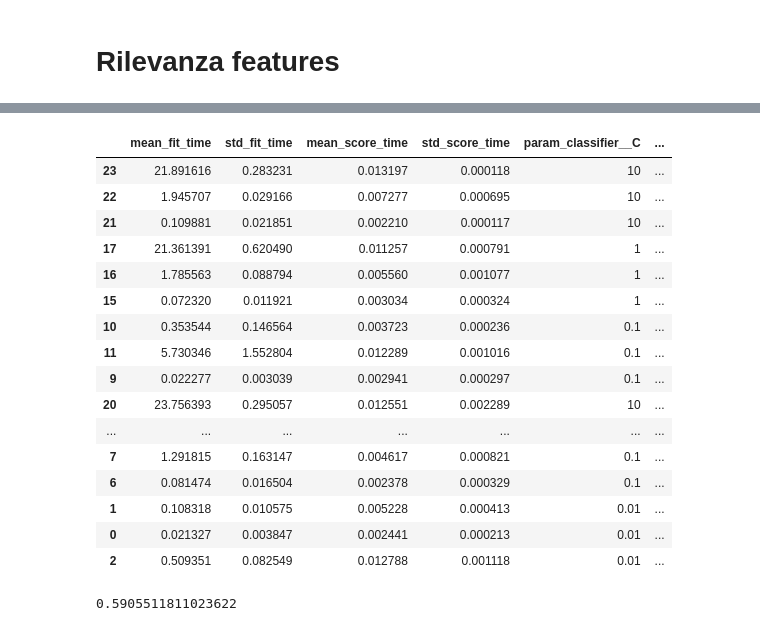
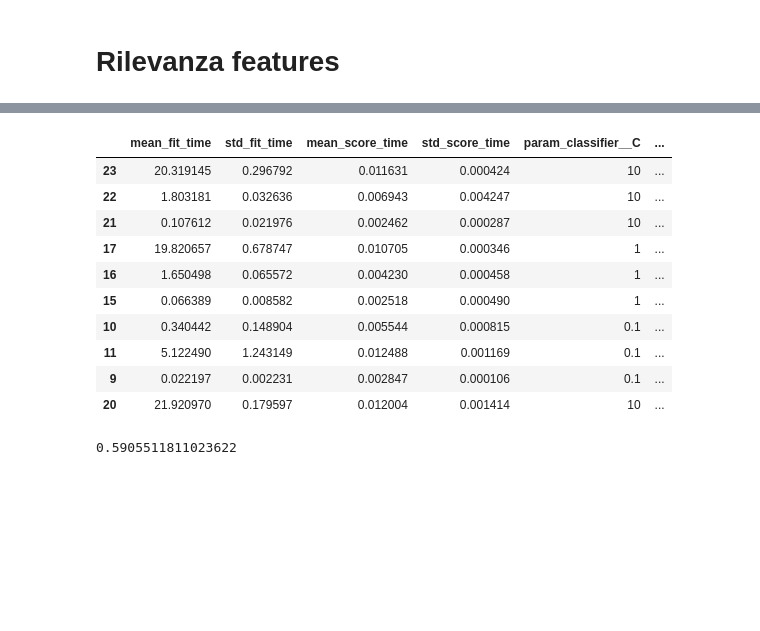
Before and after one commit to RyanPerrina/wine_classification, a Jupyter notebook: wine_classification.ipynb, the cells around one changed output, grey strips where cells are left out. Drawn from its saved outputs; the diff is of its cells as text; code cells hidden in the pictures; blank space fills up the shorter version.

```diff
--- a/wine_classification.ipynb
+++ b/wine_classification.ipynb
@@ -282,5 +282,5 @@ grid = {
     "classifier__C": [0.01,0.1,1,10],
     "classifier__class_weight" : ["balanced",None]
 }
-gs = GridSearchCV(model,cv=StratifiedKFold(3,shuffle=True, random_state=42),param_grid=grid,return_train_score=True)
-gs.fit(X_train,y_train)
+skf = StratifiedKFold(3,shuffle=True, random_state=42)
+gs = GridSearchCV(model,cv=skf,param_grid=grid,return_train_score=True)
@@ -306,23 +289,17 @@ TypeError: ignored
 # %%
-DataFrame(gs.cv_results_).sort_values("rank_test_score")
+DataFrame(gs.cv_results_).sort_values("rank_test_score").head(10)
 # %% [output]
 |  | mean_fit_time | std_fit_time | mean_score_time | std_score_time | param_classifier__C | ... |
-| 23 | 21.891616 | 0.283231 | 0.013197 | 0.000118 | 10 | ... |
-| 22 | 1.945707 | 0.029166 | 0.007277 | 0.000695 | 10 | ... |
-| 21 | 0.109881 | 0.021851 | 0.002210 | 0.000117 | 10 | ... |
-| 17 | 21.361391 | 0.620490 | 0.011257 | 0.000791 | 1 | ... |
-| 16 | 1.785563 | 0.088794 | 0.005560 | 0.001077 | 1 | ... |
-| 15 | 0.072320 | 0.011921 | 0.003034 | 0.000324 | 1 | ... |
-| 10 | 0.353544 | 0.146564 | 0.003723 | 0.000236 | 0.1 | ... |
-| 11 | 5.730346 | 1.552804 | 0.012289 | 0.001016 | 0.1 | ... |
-| 9 | 0.022277 | 0.003039 | 0.002941 | 0.000297 | 0.1 | ... |
-| 20 | 23.756393 | 0.295057 | 0.012551 | 0.002289 | 10 | ... |
-| ... | ... | ... | ... | ... | ... | ... |
-| 7 | 1.291815 | 0.163147 | 0.004617 | 0.000821 | 0.1 | ... |
-| 6 | 0.081474 | 0.016504 | 0.002378 | 0.000329 | 0.1 | ... |
-| 1 | 0.108318 | 0.010575 | 0.005228 | 0.000413 | 0.01 | ... |
-| 0 | 0.021327 | 0.003847 | 0.002441 | 0.000213 | 0.01 | ... |
-| 2 | 0.509351 | 0.082549 | 0.012788 | 0.001118 | 0.01 | ... |
+| 23 | 20.319145 | 0.296792 | 0.011631 | 0.000424 | 10 | ... |
+| 22 | 1.803181 | 0.032636 | 0.006943 | 0.004247 | 10 | ... |
+| 21 | 0.107612 | 0.021976 | 0.002462 | 0.000287 | 10 | ... |
+| 17 | 19.820657 | 0.678747 | 0.010705 | 0.000346 | 1 | ... |
+| 16 | 1.650498 | 0.065572 | 0.004230 | 0.000458 | 1 | ... |
+| 15 | 0.066389 | 0.008582 | 0.002518 | 0.000490 | 1 | ... |
+| 10 | 0.340442 | 0.148904 | 0.005544 | 0.000815 | 0.1 | ... |
+| 11 | 5.122490 | 1.243149 | 0.012488 | 0.001169 | 0.1 | ... |
+| 9 | 0.022197 | 0.002231 | 0.002847 | 0.000106 | 0.1 | ... |
+| 20 | 21.920970 | 0.179597 | 0.012004 | 0.001414 | 10 | ... |
 # %%
 gs.score(X_val,y_val)
 # %% [output]
```
Also changed, not shown: parts of 25 cells of this notebook.
